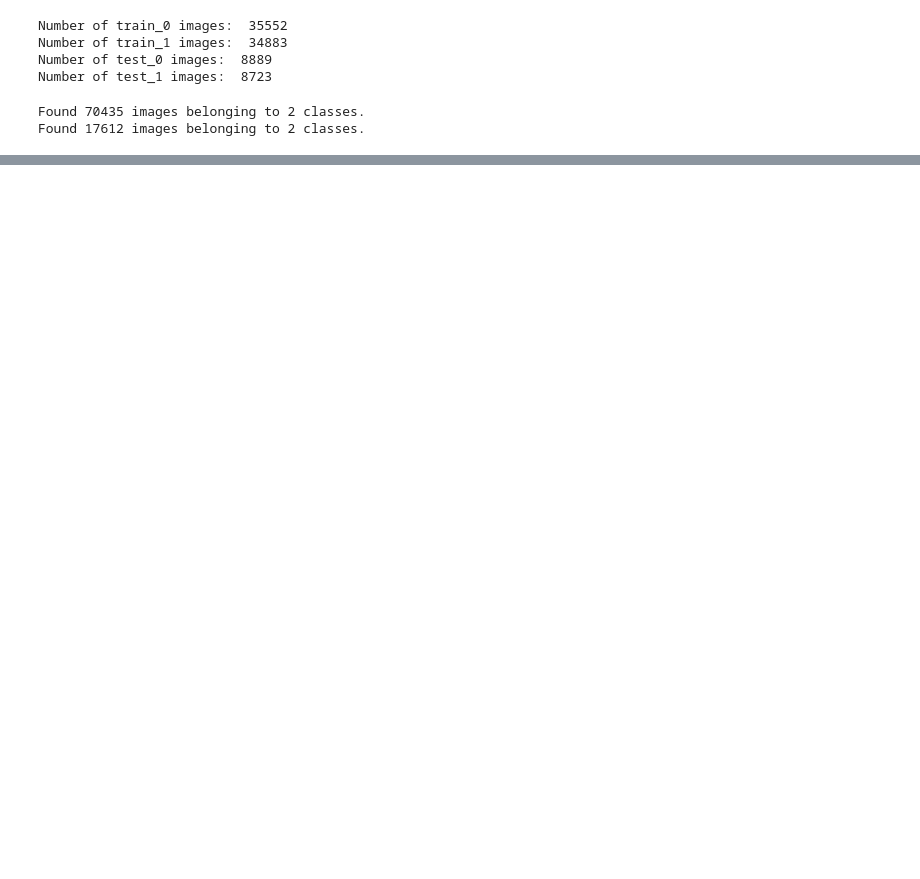
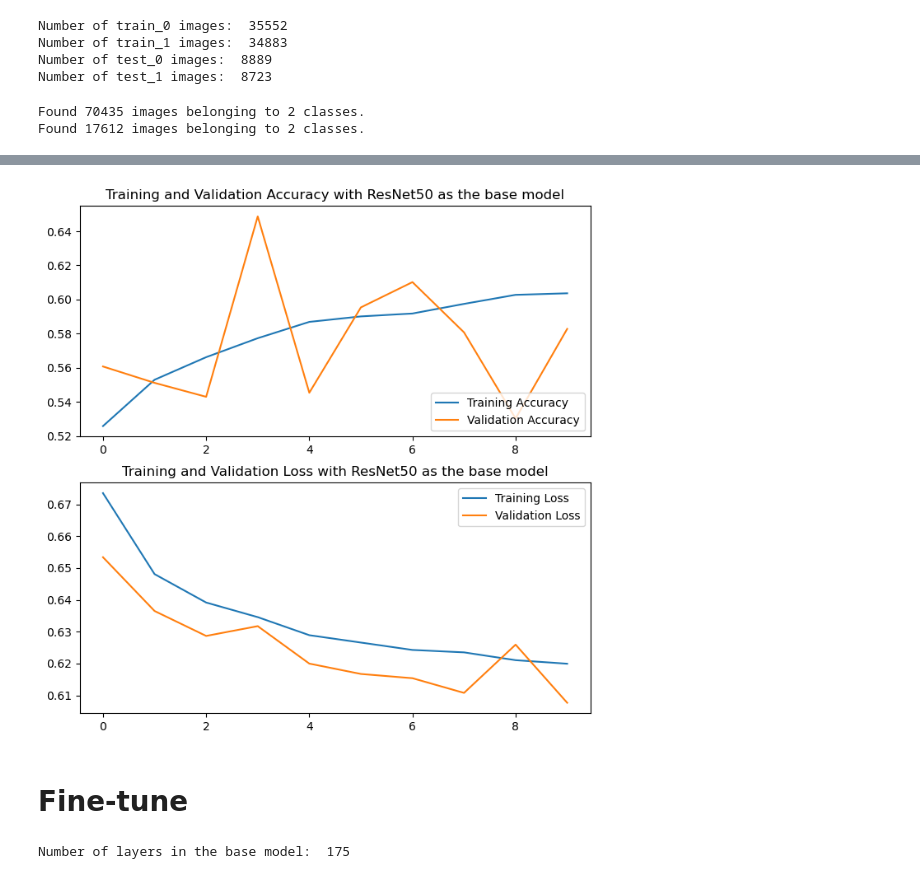
Before and after one commit to jacksonchen1998/2023-NYCU-Data-Science, a Jupyter notebook: Homework 01/mymodel.ipynb, the cells around one changed output, grey strips where cells are left out. Drawn from its saved outputs; the diff is of its cells as text; code cells hidden in the pictures; blank space fills up the shorter version.

```diff
--- a/Homework 01/mymodel.ipynb
+++ b/Homework 01/mymodel.ipynb
@@ -159,0 +123,12 @@ tf.config.experimental.list_physical_devices('GPU')
+# %%
+inputs = tf.keras.Input(shape=(224, 224, 3))
+x = base_model(inputs, training=False)
+x = global_average_layer(x)
+x = tf.keras.layers.Dropout(0.2)(x)
+outputs = prediction_layer(x)
+model = tf.keras.Model(inputs, outputs)
+# %%
+model.compile(optimizer=tf.keras.optimizers.Adam(),
+                loss=tf.keras.losses.BinaryCrossentropy(from_logits=True),
+                metrics=['accuracy'])
+model.summary()
@@ -159,0 +190,30 @@ tf.config.experimental.list_physical_devices('GPU')
+# %%
+acc = resnet50_transfer.history['accuracy']
+val_acc = resnet50_transfer.history['val_accuracy']
+
+loss = resnet50_transfer.history['loss']
+val_loss = resnet50_transfer.history['val_loss']
+
+epochs_range = range(initial_epochs)
+plt.figure(figsize=(8, 8))
+plt.subplot(2, 1, 1)
+plt.plot(epochs_range, acc, label='Training Accuracy')
+plt.plot(epochs_range, val_acc, label='Validation Accuracy')
+plt.legend(loc='lower right')
+plt.title('Training and Validation Accuracy with ResNet50 as the base model')
+
+plt.subplot(2, 1, 2)
+plt.plot(epochs_range, loss, label='Training Loss')
+plt.plot(epochs_range, val_loss, label='Validation Loss')
+plt.legend(loc='upper right')
+plt.title('Training and Validation Loss with ResNet50 as the base model')
+plt.show()
+# %% [output]
+[figure, added]
+# %% [markdown]
+# Fine-tune
+# %%
+base_model.trainable = True
+print("Number of layers in the base model: ", len(base_model.layers))
+# %% [output]
+Number of layers in the base model:  175
```
Also changed, not shown: parts of 24 cells of this notebook, 2 other files.
